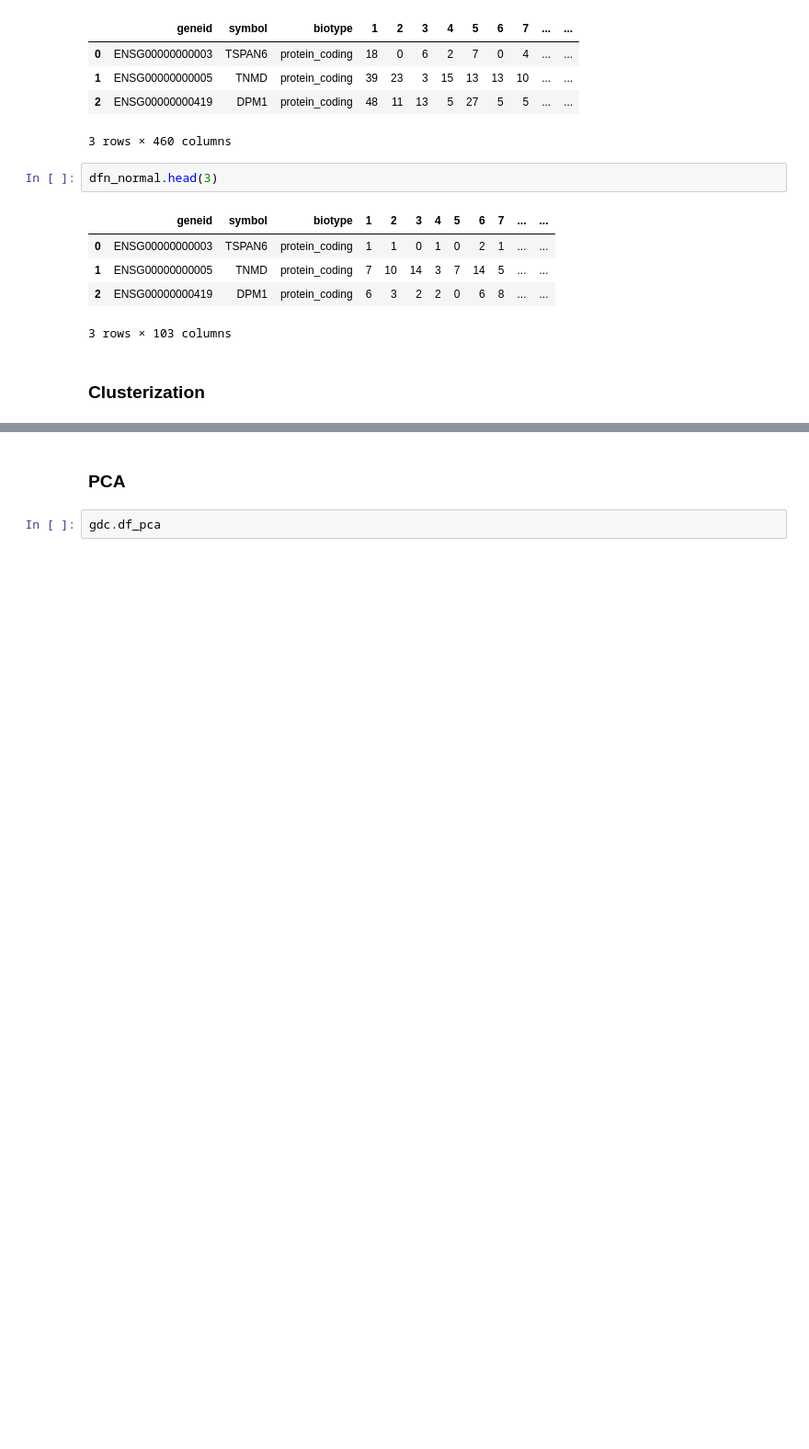
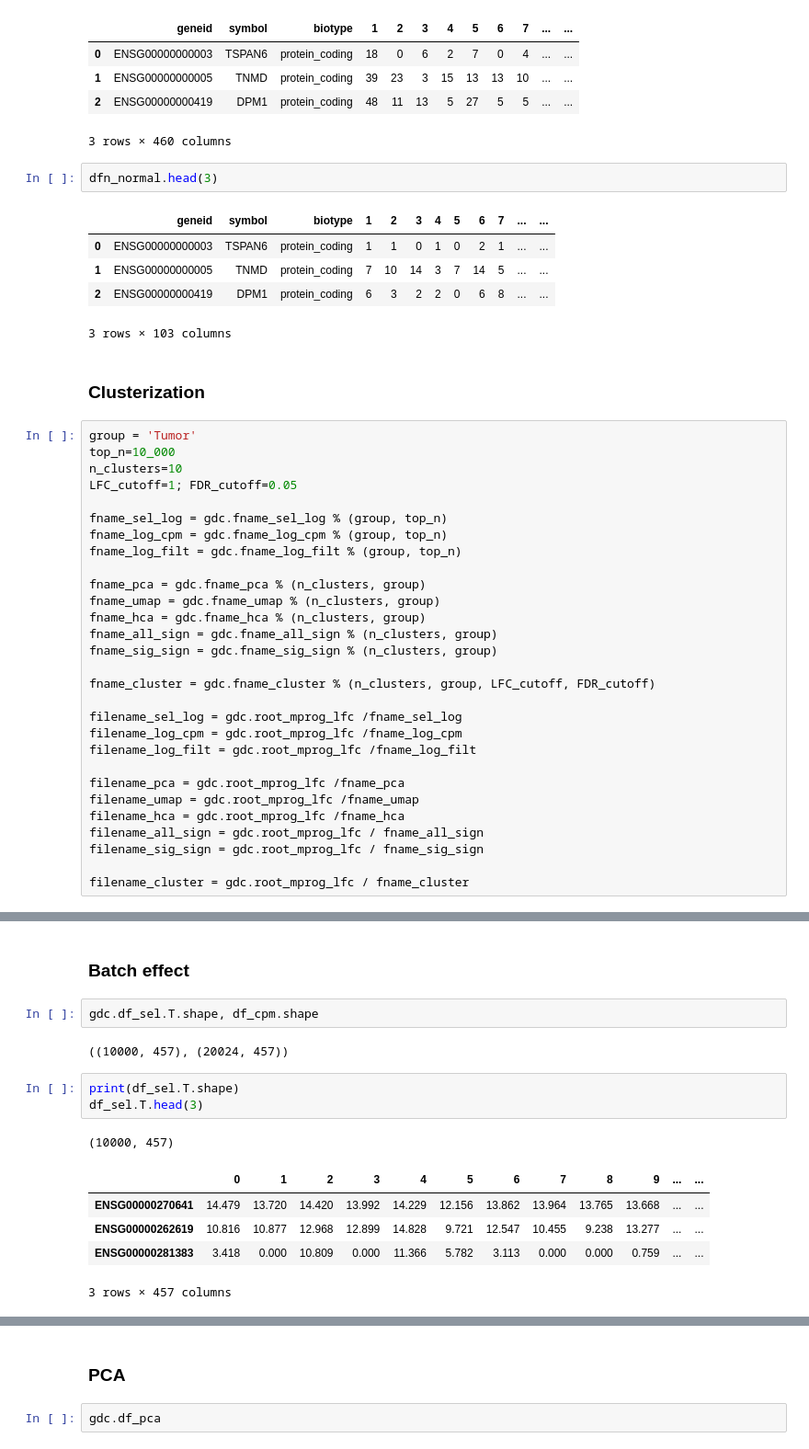
Before and after one commit to flalix/perturb_agent, a Jupyter notebook: notebooks/mtp_TCGA_53_PSI_all_PAADs_Clusters.ipynb, the cells around one changed output, grey strips where cells are left out. Shown at 92% size. Drawn from its saved outputs; the diff is of its cells as text; blank space fills up the shorter version.

```diff
--- a/notebooks/mtp_TCGA_53_PSI_all_PAADs_Clusters.ipynb
+++ b/notebooks/mtp_TCGA_53_PSI_all_PAADs_Clusters.ipynb
@@ -219,3 +219,32 @@ dfn_normal.head(3)
 3 rows × 103 columns
 # %% [markdown]
 ### Clusterization
+# %%
+group = 'Tumor'
+top_n=10_000
+n_clusters=10
+LFC_cutoff=1; FDR_cutoff=0.05
+
+fname_sel_log = gdc.fname_sel_log % (group, top_n)
+fname_log_cpm = gdc.fname_log_cpm % (group, top_n)
+fname_log_filt = gdc.fname_log_filt % (group, top_n)
+
+fname_pca = gdc.fname_pca % (n_clusters, group)
+fname_umap = gdc.fname_umap % (n_clusters, group)
+fname_hca = gdc.fname_hca % (n_clusters, group)
+fname_all_sign = gdc.fname_all_sign % (n_clusters, group)
+fname_sig_sign = gdc.fname_sig_sign % (n_clusters, group)
+
+fname_cluster = gdc.fname_cluster % (n_clusters, group, LFC_cutoff, FDR_cutoff)
+
+filename_sel_log = gdc.root_mprog_lfc /fname_sel_log
+filename_log_cpm = gdc.root_mprog_lfc /fname_log_cpm
+filename_log_filt = gdc.root_mprog_lfc /fname_log_filt
+
+filename_pca = gdc.root_mprog_lfc /fname_pca
+filename_umap = gdc.root_mprog_lfc /fname_umap
+filename_hca = gdc.root_mprog_lfc /fname_hca
+filename_all_sign = gdc.root_mprog_lfc / fname_all_sign
+filename_sig_sign = gdc.root_mprog_lfc / fname_sig_sign
+
+filename_cluster = gdc.root_mprog_lfc / fname_cluster
@@ -252,3 +291,19 @@ df_cluster, df_sel, df_cpm, df_pca, df_umap = gdc.cluster_expression_data_group(
                                                 LFC_cutoff=LFC_cutoff, FDR_cutoff=FDR_cutoff,
                                                 perc_min_samples=perc_min_samples, top_n=top_n,
                                                 force=force, verbose=verbose)
+# %% [markdown]
+### Batch effect
+# %%
+gdc.df_sel.T.shape, df_cpm.shape
+# %% [output]
+((10000, 457), (20024, 457))
+# %%
+print(df_sel.T.shape)
+df_sel.T.head(3)
+# %% [output]
+(10000, 457)
+|  | 0 | 1 | 2 | 3 | 4 | 5 | 6 | 7 | 8 | 9 | ... | ... |
+| ENSG00000270641 | 14.479 | 13.720 | 14.420 | 13.992 | 14.229 | 12.156 | 13.862 | 13.964 | 13.765 | 13.668 | ... | ... |
+| ENSG00000262619 | 10.816 | 10.877 | 12.968 | 12.899 | 14.828 | 9.721 | 12.547 | 10.455 | 9.238 | 13.277 | ... | ... |
+| ENSG00000281383 | 3.418 | 0.000 | 10.809 | 0.000 | 11.366 | 5.782 | 3.113 | 0.000 | 0.000 | 0.759 | ... | ... |
+3 rows × 457 columns
```
Also changed, not shown: parts of 40 cells of this notebook, 2 other files.
